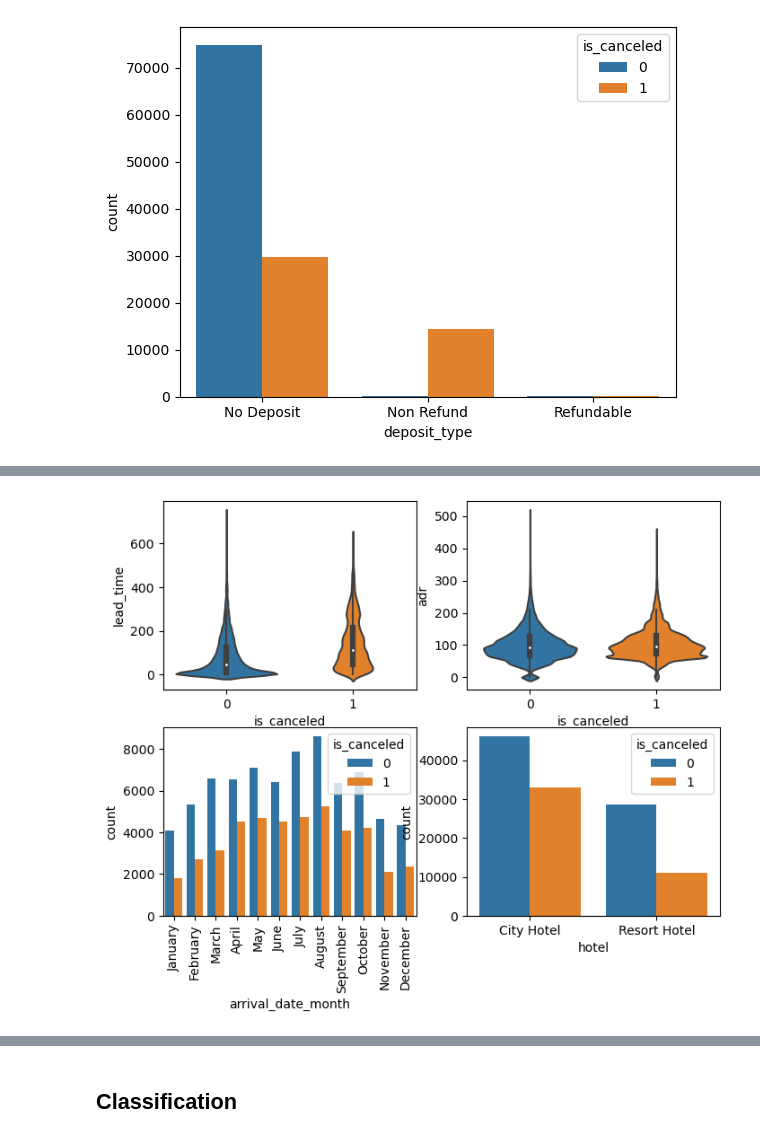
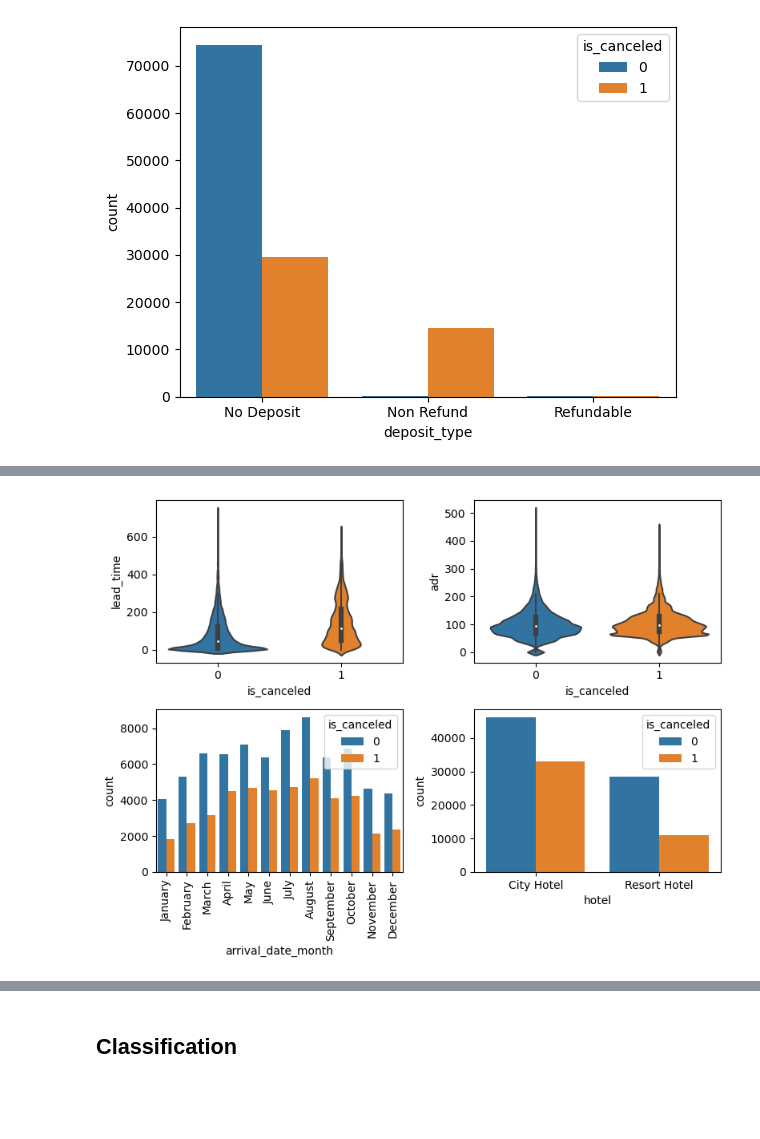
Before and after one commit to Reytrei/ST3187_FinalProject, a Jupyter notebook: Final_Project.ipynb, the cells around one changed output, grey strips where cells are left out. Drawn from its saved outputs; the diff is of its cells as text; code cells hidden in the pictures; blank space fills up the shorter version.

```diff
--- a/Final_Project.ipynb
+++ b/Final_Project.ipynb
@@ -269,14 +291,16 @@ plt.show()
 # %%
+#Plotting relationship between important variables
 fig, ax = plt.subplots(2,2, figsize= (8,6))
 sns.violinplot(x = 'is_canceled', y = 'lead_time', data = hotel, ax = ax[0,0])
 sns.violinplot(x = 'is_canceled', y='adr', data = hotel,  ax = ax[0,1])
 months = hotel.groupby(['arrival_date_month', 'is_canceled']).size().reset_index(name='count')
 month_order = ['January', 'February', 'March', 'April', 'May', 'June',
                'July', 'August', 'September', 'October', 'November', 'December']
 sns.barplot(x = 'arrival_date_month', y = 'count', hue = 'is_canceled', data = months, order = month_order, ax = ax[1,0])
 ax[1,0].set_xticklabels(labels= month_order, rotation = 90)
 hotel_type = hotel.groupby(['hotel', 'is_canceled']).size().reset_index(name = 'count')
 sns.barplot(x = 'hotel', y = 'count', hue = 'is_canceled', data = hotel_type, ax = ax[1,1])
+plt.tight_layout()
 plt.show()
 # %% [output]
-[figure, old version]
+[figure, new version]
```
Also changed, not shown: parts of 114 cells of this notebook, 2 other files.
